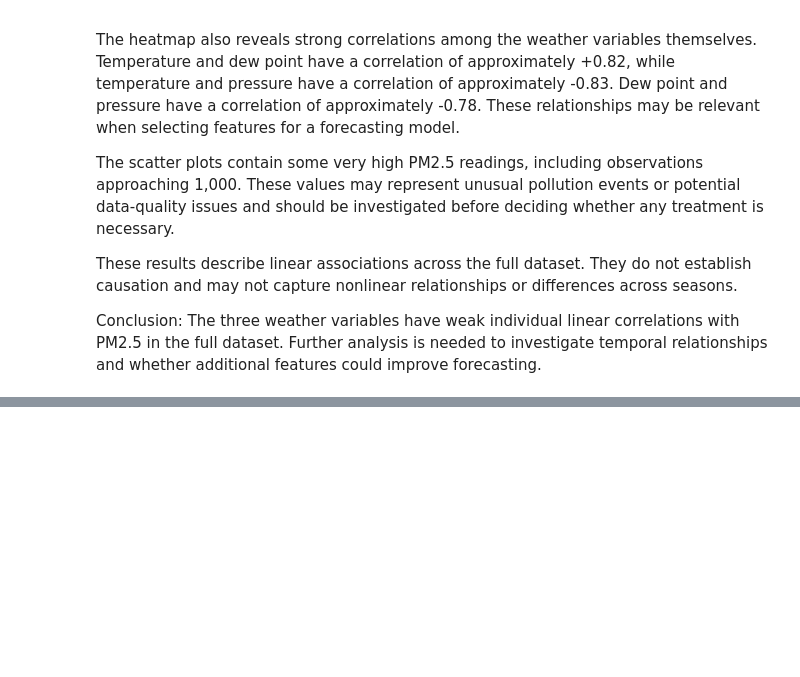
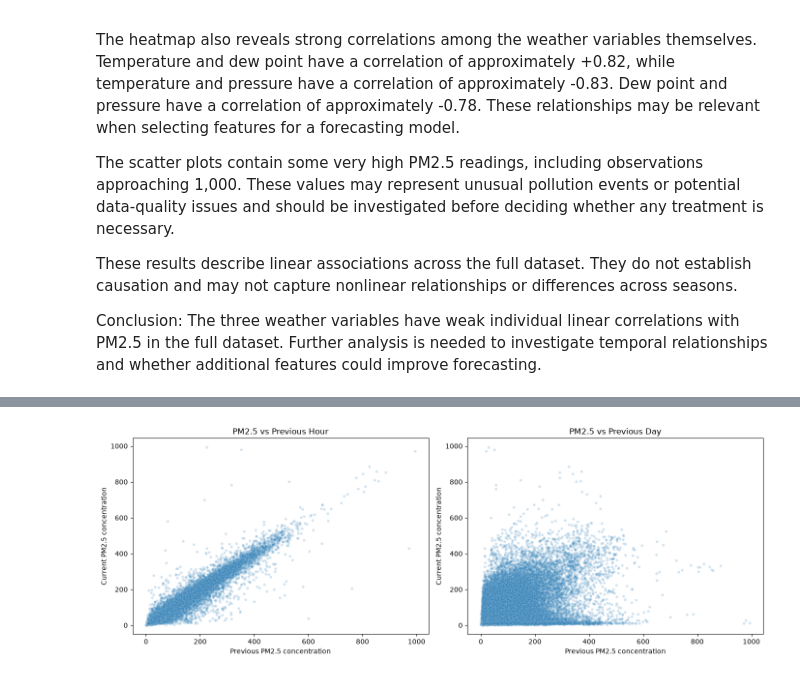
Before and after one commit to k-nizy/ML-pipeline-F1, a Jupyter notebook: notebooks/pm25_EDA.ipynb, the cells around one changed output, grey strips where cells are left out. Saved outputs shown, nothing was run; the diff lists cells and outputs as text; code cells hidden in the pictures; blank space fills up the shorter version.

Commit message:
Analyze lagged PM2.5 relationships

```diff
--- a/notebooks/pm25_EDA.ipynb
+++ b/notebooks/pm25_EDA.ipynb
@@ -360,0 +371,9 @@ Conclusion: The three weather variables have weak individual linear correlations
+# %%
+# Create lagged PM2.5 features
+df["pm25_lag_1h"] = df["pm2.5"].shift(1)
+df["pm25_lag_24h"] = df["pm2.5"].shift(24)
+
+# Display a sample of the current and lagged values
+display(
+    df[["timestamp", "pm2.5", "pm25_lag_1h", "pm25_lag_24h"]].head(30)
+)
@@ -360,0 +423,30 @@ Conclusion: The three weather variables have weak individual linear correlations
+# %%
+# Visualize both relationships
+
+fig, axes = plt.subplots(1, 2, figsize=(14, 5))
+
+lag_features = [
+    ("pm25_lag_1h", "PM2.5 vs Previous Hour"),
+    ("pm25_lag_24h", "PM2.5 vs Previous Day")
+]
+
+for ax, (lag_column, title) in zip(axes, lag_features):
+    plot_data = df[[lag_column, "pm2.5"]].dropna()
+
+    sns.scatterplot(
+        data=plot_data,
+        x=lag_column,
+        y="pm2.5",
+        alpha=0.2,
+        s=15,
+        ax=ax
+    )
+
+    ax.set_title(title)
+    ax.set_xlabel("Previous PM2.5 concentration")
+    ax.set_ylabel("Current PM2.5 concentration")
+
+plt.tight_layout()
+plt.show()
+# %% [output]
+[figure, added]
```
Also changed, not shown: parts of 4 cells of this notebook.
